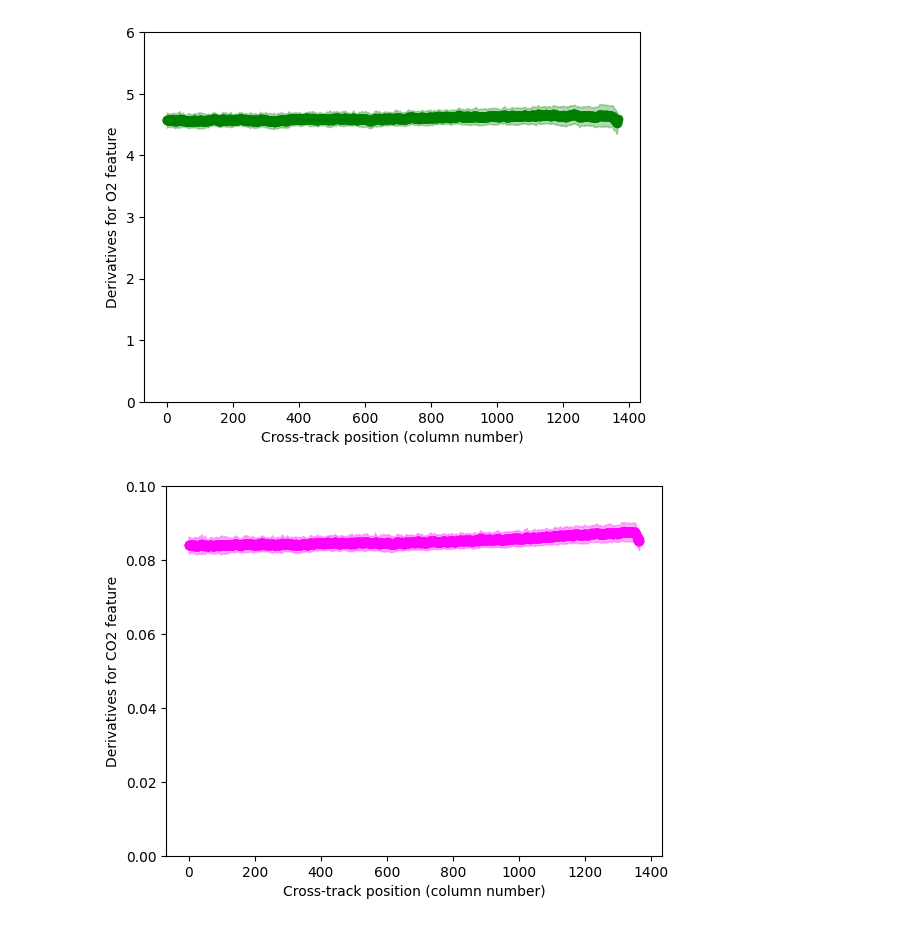
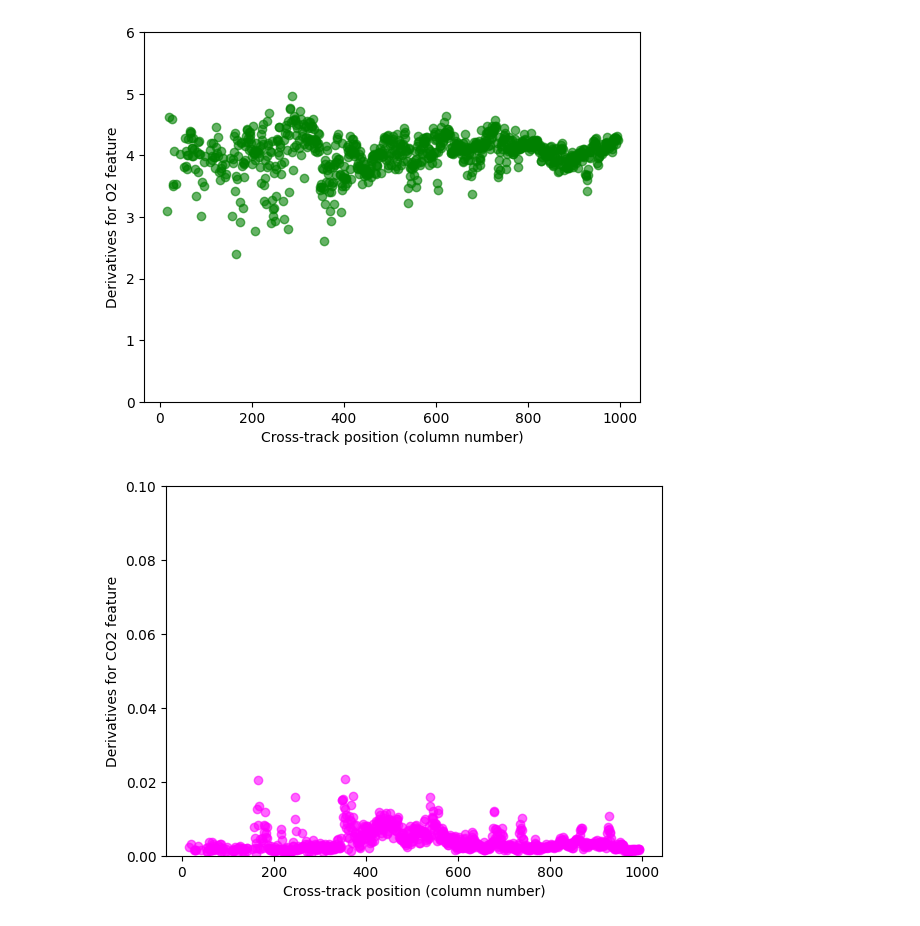
Before and after one commit to brentwilder/HyperQuest, a Jupyter notebook: tutorials/testing_smile_methods.ipynb, the cells around one changed output. Cells and saved outputs as stored; diff of their text form; code cells hidden in the pictures.

```diff
--- a/tutorials/testing_smile_methods.ipynb
+++ b/tutorials/testing_smile_methods.ipynb
@@ -4,0 +7,9 @@ Note that "column number" is with respect to the image from the perspective of t
+# %%
+import matplotlib.pyplot as plt
+import numpy as np
+from spectral import *
+
+import hyperquest
+
+# Example usage
+hdr_path = '/Users/brent/Documents/DEM_DATA/PRISMA/DENALI/PRS_20210321213856_20210321213901_0001/PRS_20210321213856_20210321213901_0001_rdn.hdr'
@@ -5,34 +36,24 @@ Note that "column number" is with respect to the image from the perspective of t
 # %%
-import matplotlib.pyplot as plt
-import numpy as np
-
-import hyperquest
-
-# Example usage
-hdr_path = '/Users/brent/Code/HyperQuest/tests/data/SISTER_EMIT_L1B_RDN_20220827T091626_000.hdr'
-
 # running smile_metric()
-o2_mean, co2_mean, o2_std, co2_std = hyperquest.smile_metric(hdr_path)
+o2_mean, co2_mean, o2_std, co2_std = hyperquest.smile_metric(hdr_path, rotate=90)
 
 # column numbers can be made using the length of the result here
 column_numbers = range(0, len(o2_mean))
 
 # plotting
-plt.scatter(column_numbers, o2_mean, color='green')
-plt.fill_between(column_numbers, o2_mean - o2_std, o2_mean + o2_std, color='green', alpha=0.3)
+plt.scatter(column_numbers, o2_mean, color='green', alpha=0.6)
 plt.ylabel('Derivatives for O2 feature')
 plt.xlabel('Cross-track position (column number)')
 plt.ylim(0,6)
 plt.show()
 # %% [output]
-[figure, old version]
+[figure, new version]
 # %%
 # plotting co2 now
-plt.scatter(column_numbers, co2_mean, color='magenta')
-plt.fill_between(column_numbers, co2_mean - co2_std, co2_mean + co2_std, color='magenta', alpha=0.3)
+plt.scatter(column_numbers, co2_mean, color='magenta', alpha=0.6)
 plt.ylabel('Derivatives for CO2 feature')
 plt.xlabel('Cross-track position (column number)')
 plt.ylim(0, 0.1)
 plt.show()
 # %% [output]
-[figure, old version]
+[figure, new version]
```
Also changed, not shown: parts of 9 cells of this notebook, 3 other files.
